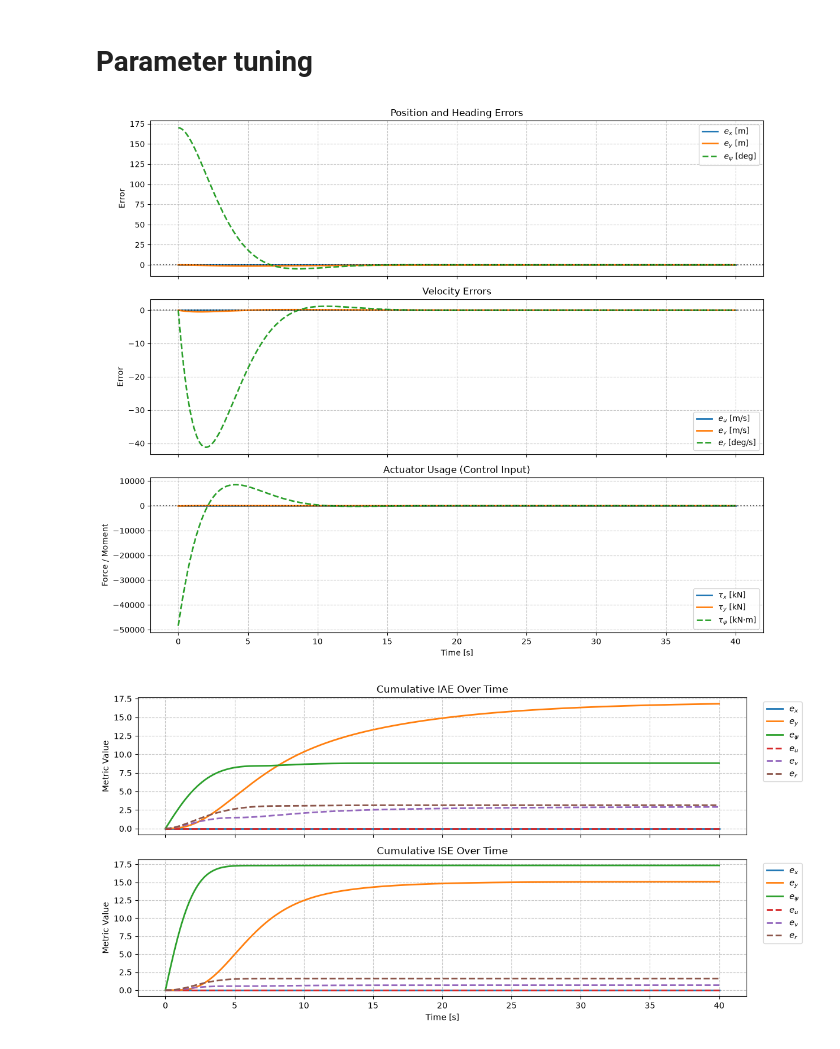
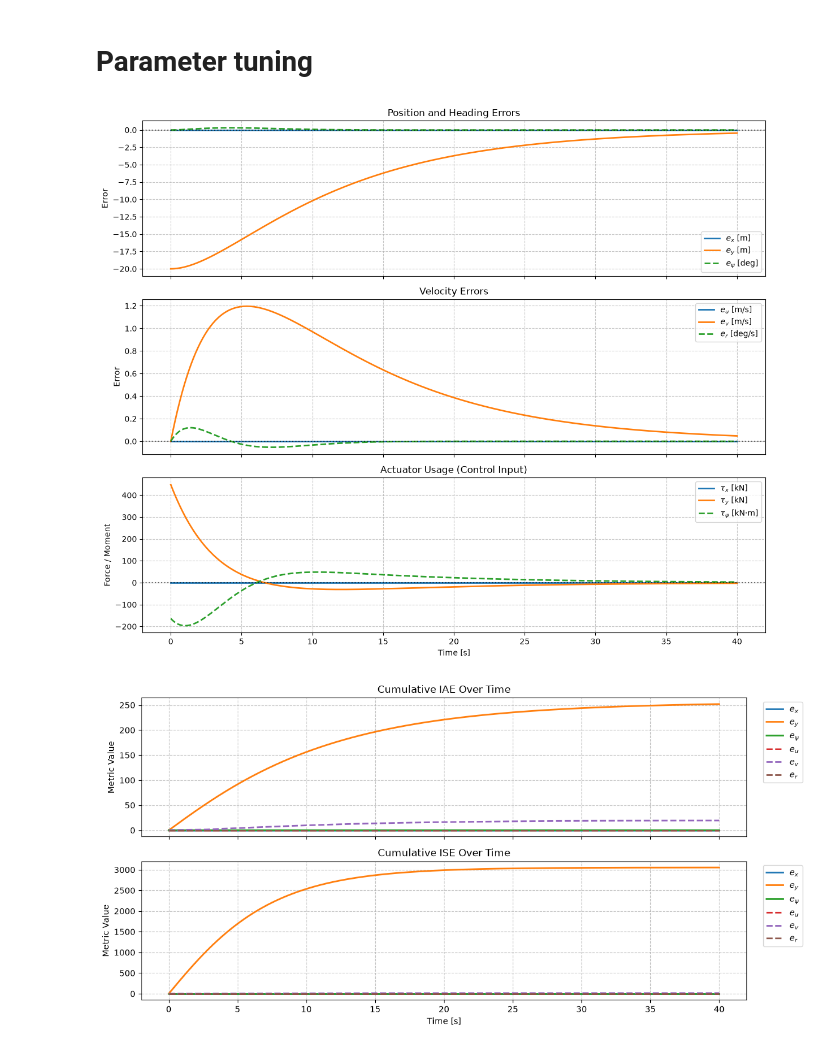
Before and after one commit to anrifa17/TMR4240_Project, a Jupyter notebook: part_1/controller_testing.ipynb, the cells around one changed output. Drawn from its saved outputs; the diff is of its cells as text; code cells hidden in the pictures.

```diff
--- a/part_1/controller_testing.ipynb
+++ b/part_1/controller_testing.ipynb
@@ -133,38 +133,38 @@ def plot_timeseries_metrics(time_array, ts_metrics_dict):
 controller = DPController()
 
 x0_surge = 0  # m
-x0_sway = 0  # m
-x0_yaw = 170 * np.pi / 180  # deg
+x0_sway = -20  # m
+x0_yaw = 0 * np.pi / 180  # rad
 x0_vel_surge = 0  # m/s
 x0_vel_sway = 0  # m/s
-x0_vel_yaw = 0 * np.pi /180   # deg/s
+x0_vel_yaw = 0 * np.pi /180   # rad/s
 
 
 x0 = np.array([x0_surge, x0_sway, x0_yaw, x0_vel_surge, x0_vel_sway, x0_vel_yaw])
 
 # --- Usage ---
 # print(f"IAE for Position X: {results['metrics']['IAE'][0]:.2f}")
 # print(f"ISE for Position Y: {results['metrics']['ISE'][1]:.2f}")
 # 1. Run simulation
 results = simulate_error_dynamics(controller, x0, t_end=40)
 
 time = results["time"]
 ex, ey, epsi = results["state_error"][0:3]
 tau_x, tau_y, tau_psi = results["actuator_usage"]
 
 # 2. Plot states and actuators (using your existing plot_simulation_results function)
 plot_simulation_results(results)
 
 # # 3. Create a dictionary for scalar metrics and plot
 # scalar_dict = {"IAE": results["metrics"]["IAE"], "ISE": results["metrics"]["ISE"]}
 # plot_scalar_metrics(scalar_dict)
 
 # 4. Create a dictionary for time-series metrics and plot
 ts_dict = {
     "Cumulative IAE": results["metrics"]["Cumulative IAE"],
     "Cumulative ISE": results["metrics"]["Cumulative ISE"],
 }
 plot_timeseries_metrics(results["time"], ts_dict)
 # %% [output]
-[figure, old version]
+[figure, new version]
-[figure, old version]
+[figure, new version]
```
Also changed, not shown: 1 other file.
